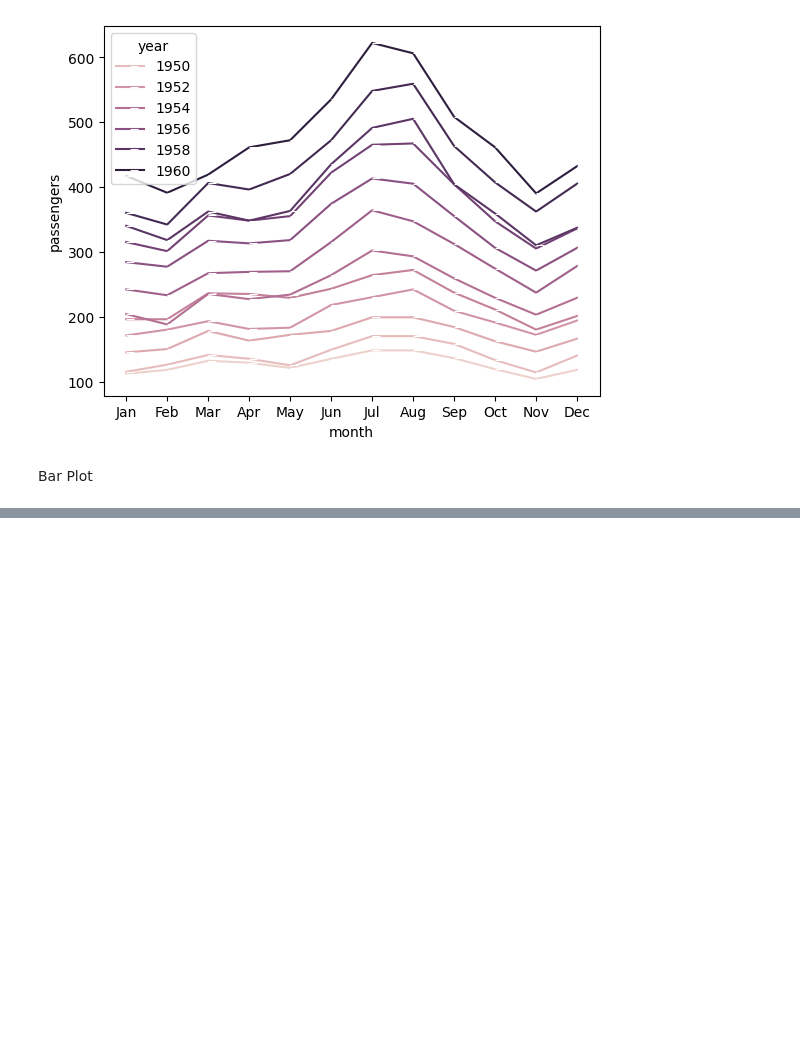
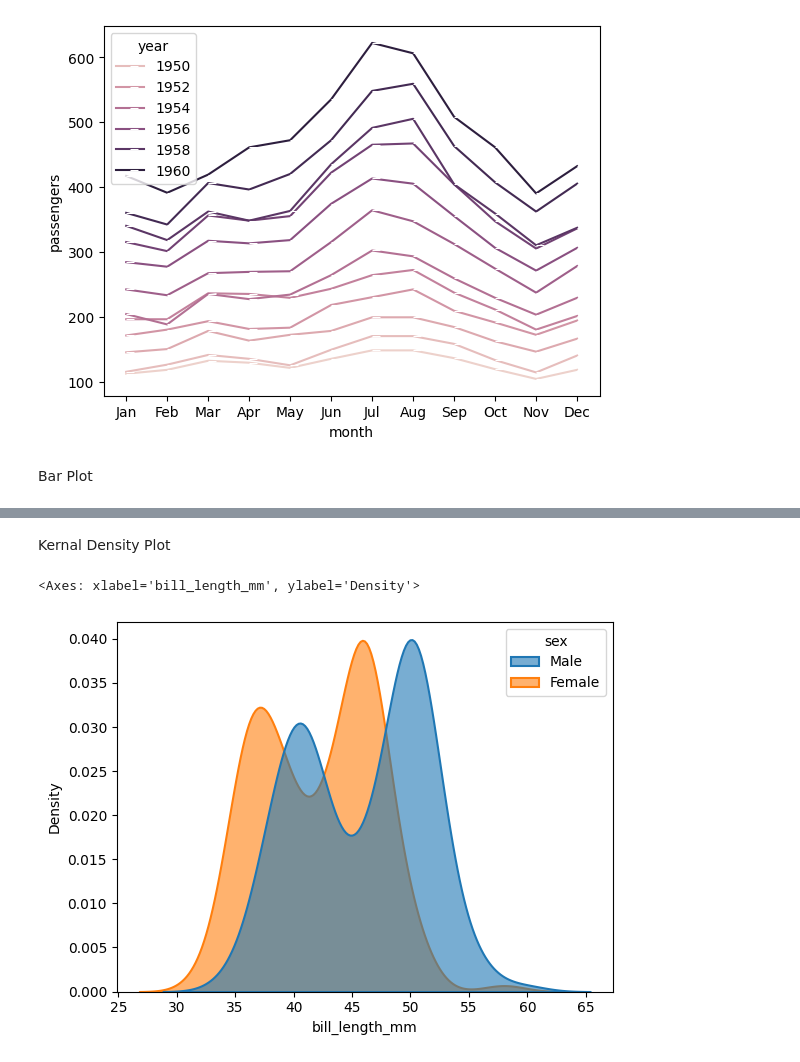
Before and after one commit to Chandni-R53/Data-Science-Fundamentals, a Jupyter notebook: seaborn/seaborn_basics.ipynb, the cells around one changed output, grey strips where cells are left out. Saved outputs shown, nothing was run; the diff lists cells and outputs as text; code cells hidden in the pictures; blank space fills up the shorter version.

```diff
--- a/seaborn/seaborn_basics.ipynb
+++ b/seaborn/seaborn_basics.ipynb
@@ -50,0 +88,9 @@ Bar Plot
+# %% [markdown]
+Kernal Density Plot
+# %%
+sns.kdeplot(x="bill_length_mm",data=penguin,hue="sex", fill=True, alpha=0.6, linewidth=1.5)
+#fill used for area under the curve
+#alpha controls transparency (opacity) of the color
+# %% [output]
+<Axes: xlabel='bill_length_mm', ylabel='Density'>
+[figure, added]
```
Also changed, not shown: parts of 12 cells of this notebook.
